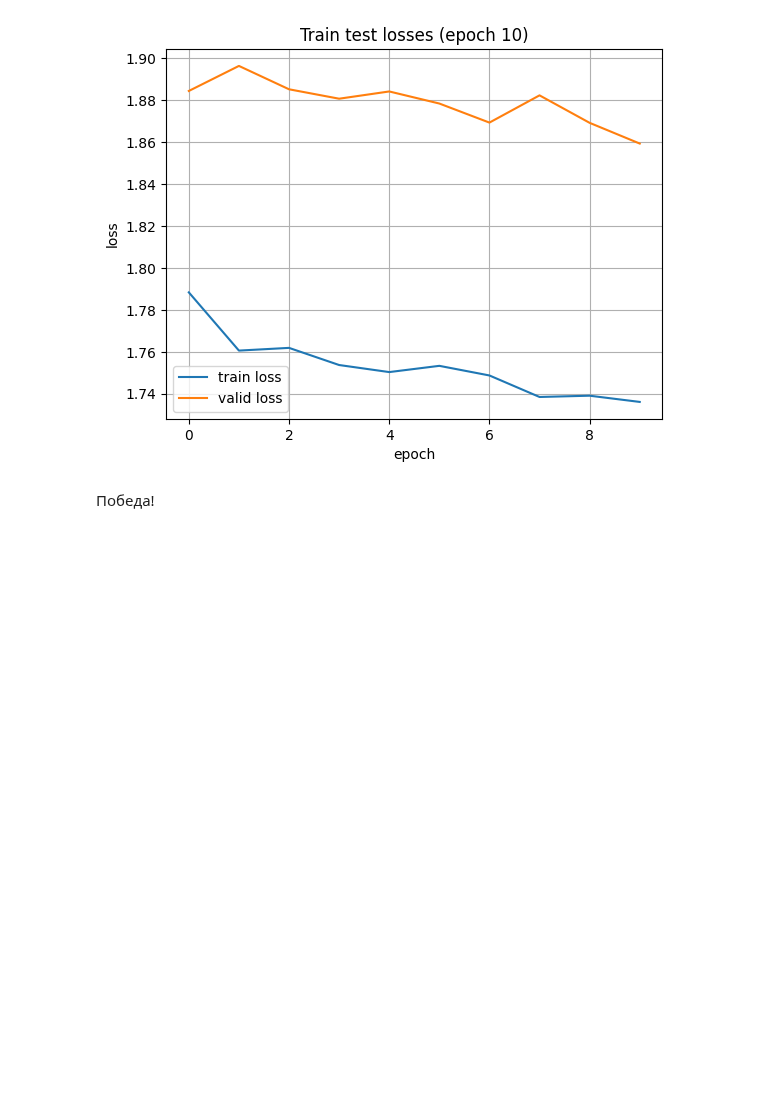
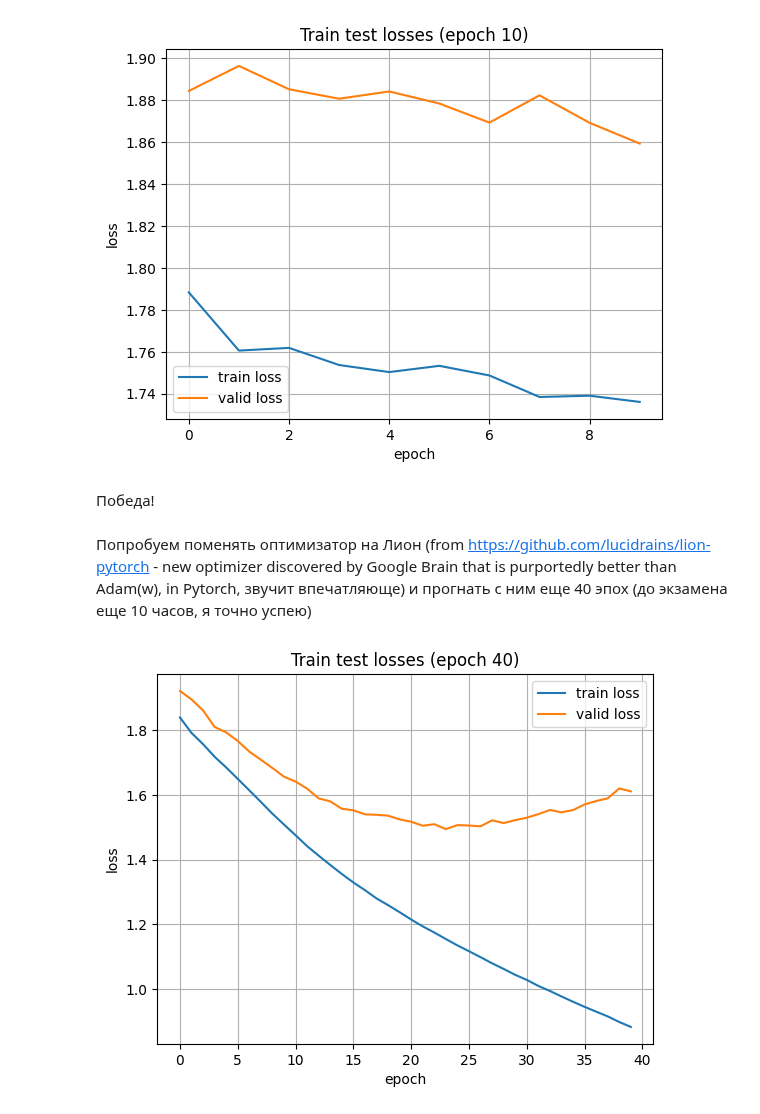
Before and after one commit to medbar/asr_itmo_practice, a Jupyter notebook: asr_lab3.ipynb, the cells around one changed output. Saved outputs shown, nothing was run; the diff lists cells and outputs as text; code cells hidden in the pictures; blank space fills up the shorter version.

```diff
--- a/asr_lab3.ipynb
+++ b/asr_lab3.ipynb
@@ -791,0 +794,25 @@ torch.save(results, 'baseline_AdamW_best_best.trainer')
+# %% [markdown]
+Попробуем поменять оптимизатор на Лион (from https://github.com/lucidrains/lion-pytorch - new optimizer discovered by Google Brain that is purportedly better than Adam(w), in Pytorch, звучит впечатляюще) и прогнать с ним еще 40 эпох (до экзамена еще 10 часов, я точно успею)
+# %%
+from lion_pytorch import Lion
+def experiment():
+    fe = FeatureExtractor()
+    test_dataset = FeatsPhoneDataset('timit/data/TEST/', feature_extractor=fe, phone2id=PHONE2ID)
+    train_dataset = FeatsPhoneDataset('timit/data/TRAIN/', feature_extractor=fe, phone2id=PHONE2ID)
+    train_dataloader = torch.utils.data.DataLoader(train_dataset, batch_size=40,
+                                               num_workers=0, collate_fn=train_dataset.collate_pad, shuffle=True)
+    test_dataloader = torch.utils.data.DataLoader(test_dataset, batch_size=1,
+                                               num_workers=0, collate_fn=test_dataset.collate_pad, shuffle=False)
+
+
+    trainer = torch.load('baseline_AdamW_best_best.trainer').to('cuda')
+    optimizer = Lion(trainer.model.parameters(), lr=1e-4, weight_decay=1e-2)
+    trainer.optimizer = optimizer
+
+    trainer.fit(train_dataloader, epochs=40, valid_dataloader=test_dataloader, plot_losses=True)
+
+    return trainer.to('cpu')
+
+results = experiment()
+# %% [output]
+[figure, added]
```
Also changed, not shown: parts of 9 cells of this notebook.
